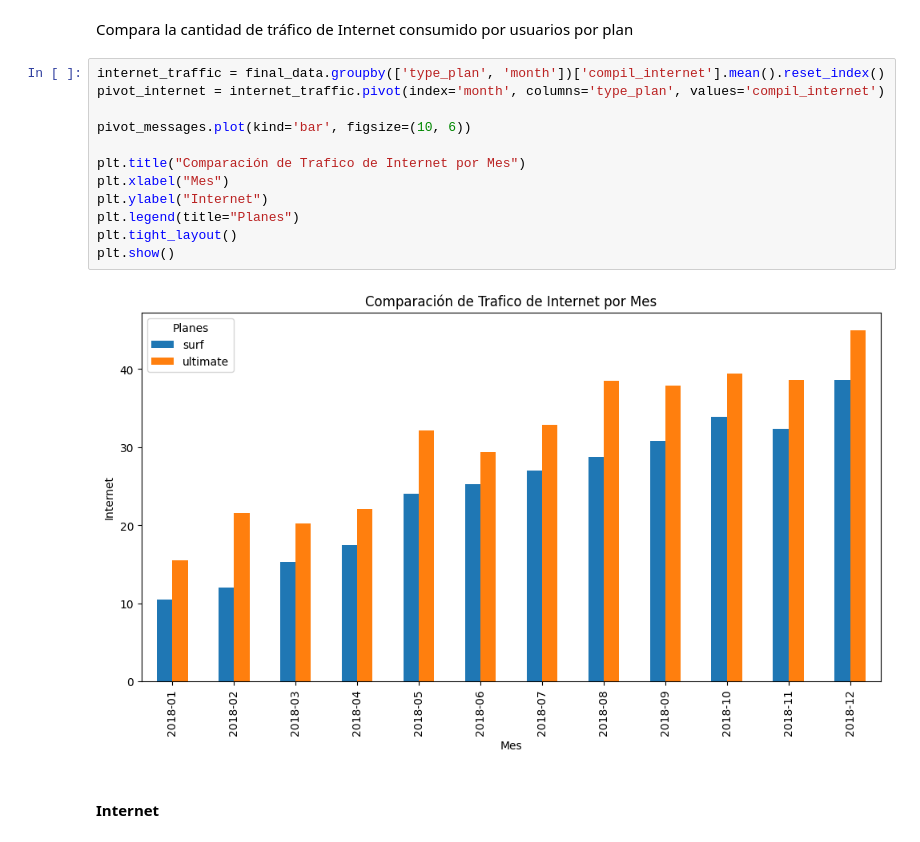
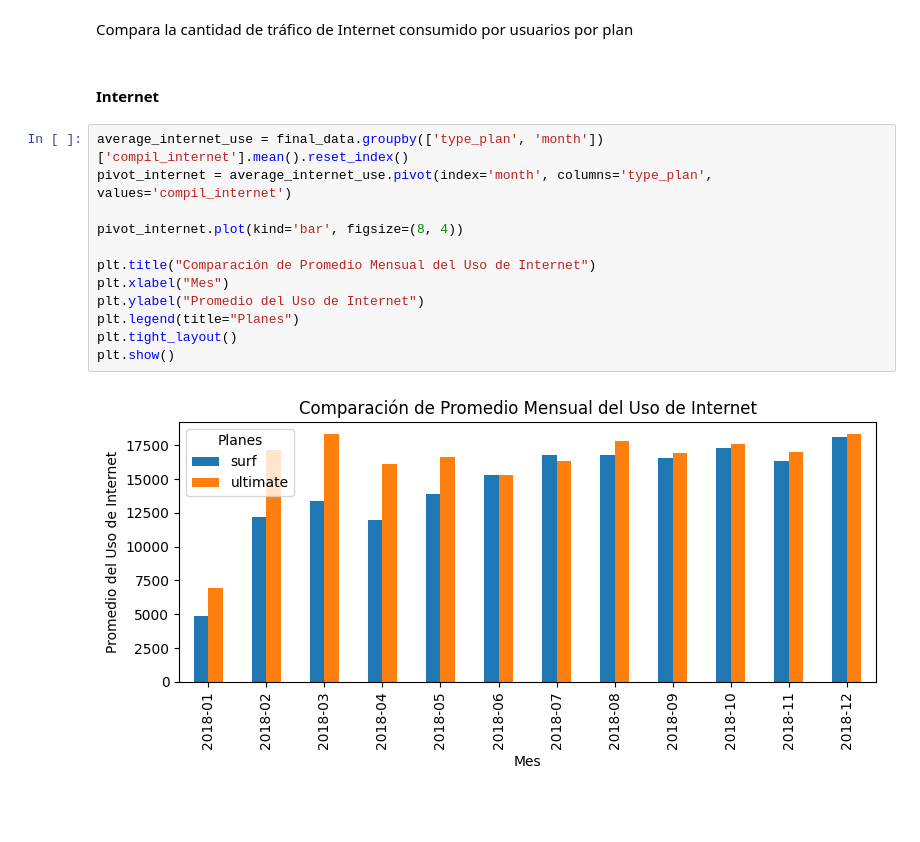
Before and after one commit to Rom5262/Llamadas, a Jupyter notebook: telefonos.ipynb, the cells around one changed output. Saved outputs shown, nothing was run; the diff lists cells and outputs as text; blank space fills up the shorter version.

```diff
--- a/telefonos.ipynb
+++ b/telefonos.ipynb
@@ -646,18 +628,18 @@ plt.show()
 # %% [markdown]
 Compara la cantidad de tráfico de Internet consumido por usuarios por plan
-# %%
-internet_traffic = final_data.groupby(['type_plan', 'month'])['compil_internet'].mean().reset_index()
-pivot_internet = internet_traffic.pivot(index='month', columns='type_plan', values='compil_internet')
-
-pivot_messages.plot(kind='bar', figsize=(10, 6))
-
-plt.title("Comparación de Trafico de Internet por Mes")
-plt.xlabel("Mes")
-plt.ylabel("Internet")
-plt.legend(title="Planes")
-plt.tight_layout()
-plt.show()
-# %% [output]
-[figure, removed]
 # %% [markdown]
 #### Internet
+# %%
+average_internet_use = final_data.groupby(['type_plan', 'month'])['compil_internet'].mean().reset_index()
+pivot_internet = average_internet_use.pivot(index='month', columns='type_plan', values='compil_internet')
+
+pivot_internet.plot(kind='bar', figsize=(8, 4))
+
+plt.title("Comparación de Promedio Mensual del Uso de Internet")
+plt.xlabel("Mes")
+plt.ylabel("Promedio del Uso de Internet")
+plt.legend(title="Planes")
+plt.tight_layout()
+plt.show()
+# %% [output]
+[figure, added]
```
Also changed, not shown: parts of 18 cells of this notebook, 2 other files.
